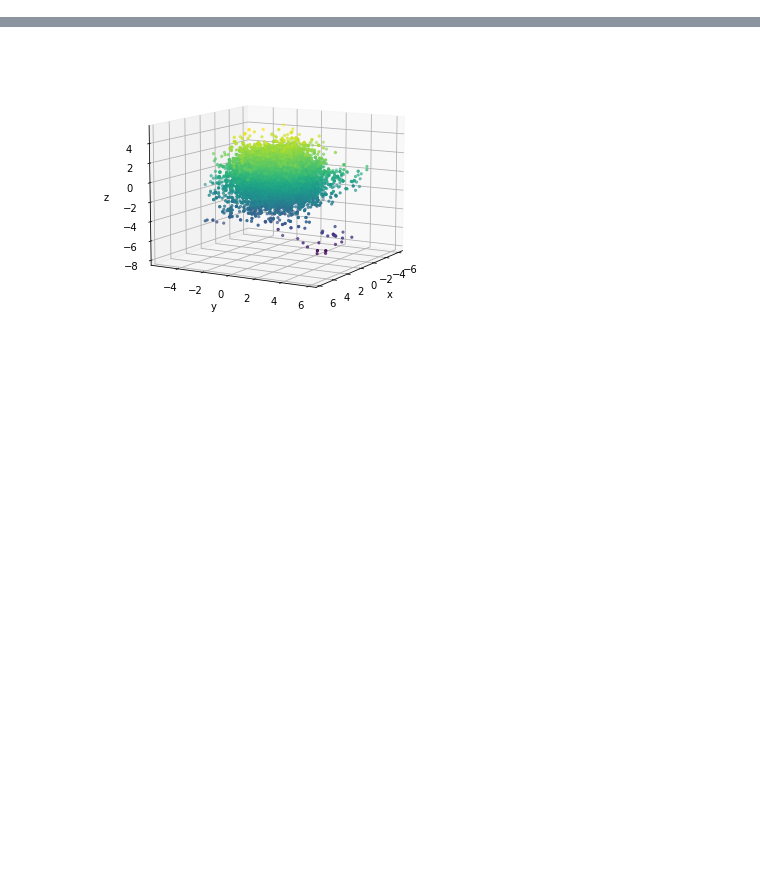
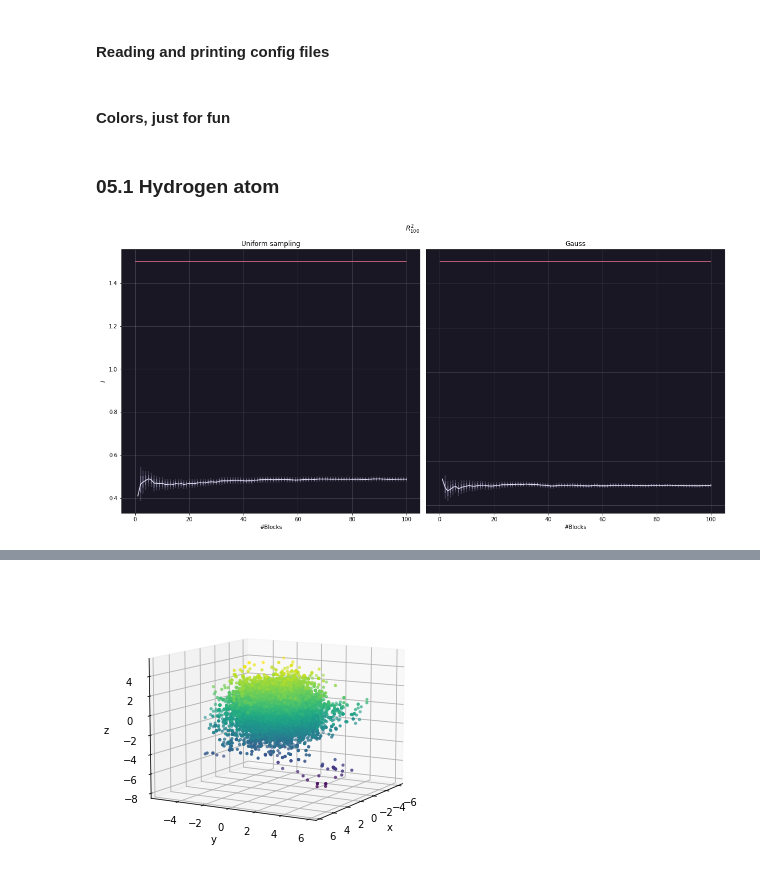
Before and after one commit to ormfav/LsnDavideVallenzasca, a Jupyter notebook: 05/051.ipynb, the cells around one changed output, grey strips where cells are left out. Drawn from its saved outputs; the diff is of its cells as text; code cells hidden in the pictures; blank space fills up the shorter version.

```diff
--- a/05/051.ipynb
+++ b/05/051.ipynb
@@ -2,0 +9,2 @@
+# %% [markdown]
+#### Reading and printing config files
@@ -2,0 +22,64 @@
+# %% [markdown]
+#### Colors, just for fun
+# %%
+stb = "#191724" #background
+ndb = "#26233a" #object background
+ste = "#e0def4" #main elements
+nde = "#f6c177" #additional elements
+rde = "#eb6f92" #element in evidence
+err = "#908caa" #error bar
+er2 = "#6e6a86" #second error bar
+# %% [markdown]
+### 05.1 Hydrogen atom
+# %%
+fig=plt.figure(figsize=(16, 8))
+plt.suptitle('$R^2_{100}$', weight='bold')
+
+#uniform
+data = np.genfromtxt("out/051-r2_100_unif.csv", delimiter=",", skip_header=1)
+x=data[:,0]
+y=data[:,3]
+e=data[:,4]
+
+plt.subplot(121)
+fig.axes[0].set_facecolor(stb)
+
+#plt.ylim(y_inf,y_sup)
+plt.hlines(1.5,0, 100,color=rde)
+#plt.hlines(1.5,0, conf["N_BLOCKS"],color=rde)
+#posso mettere insieme a errorbar? ha senso cambiare tipo di grafico?
+plt.vlines(x,y-e,y+e,color=err,alpha=0.8)
+plt.vlines(x,y-2*e,y+2*e,color=err,alpha=0.4)
+plt.errorbar(x,y,color=ste)
+
+plt.xlabel('#Blocks')
+plt.ylabel('$I$')
+plt.title("Uniform sampling")
+plt.grid(alpha=0.3)
+
+#importance
+data = np.genfromtxt("out/051-r2_100_gaus.csv", delimiter=",", skip_header=1)
+x=data[:,0]
+y=data[:,3]
+e=data[:,4]
+
+plt.subplot(122)
+fig.axes[1].set_facecolor(stb)
+
+#plt.ylim(y_inf,y_sup)
+plt.hlines(1.5,0, 100,color=rde)
+#plt.hlines(1.5,0, conf["N_BLOCKS"],color=rde)
+#posso mettere insieme a errorbar? ha senso cambiare tipo di grafico?
+plt.vlines(x,y-e,y+e,color=err,alpha=0.8)
+plt.vlines(x,y-2*e,y+2*e,color=err,alpha=0.4)
+plt.errorbar(x,y,color=ste)
+
+plt.tick_params(left=False,labelleft=False)
+plt.xlabel('#Blocks')
+plt.title("Gauss")
+plt.grid(alpha=0.3)
+
+plt.tight_layout()
+plt.show()
+# %% [output]
+[figure, added]
```
Also changed, not shown: parts of 5 cells of this notebook, 8 other files.
